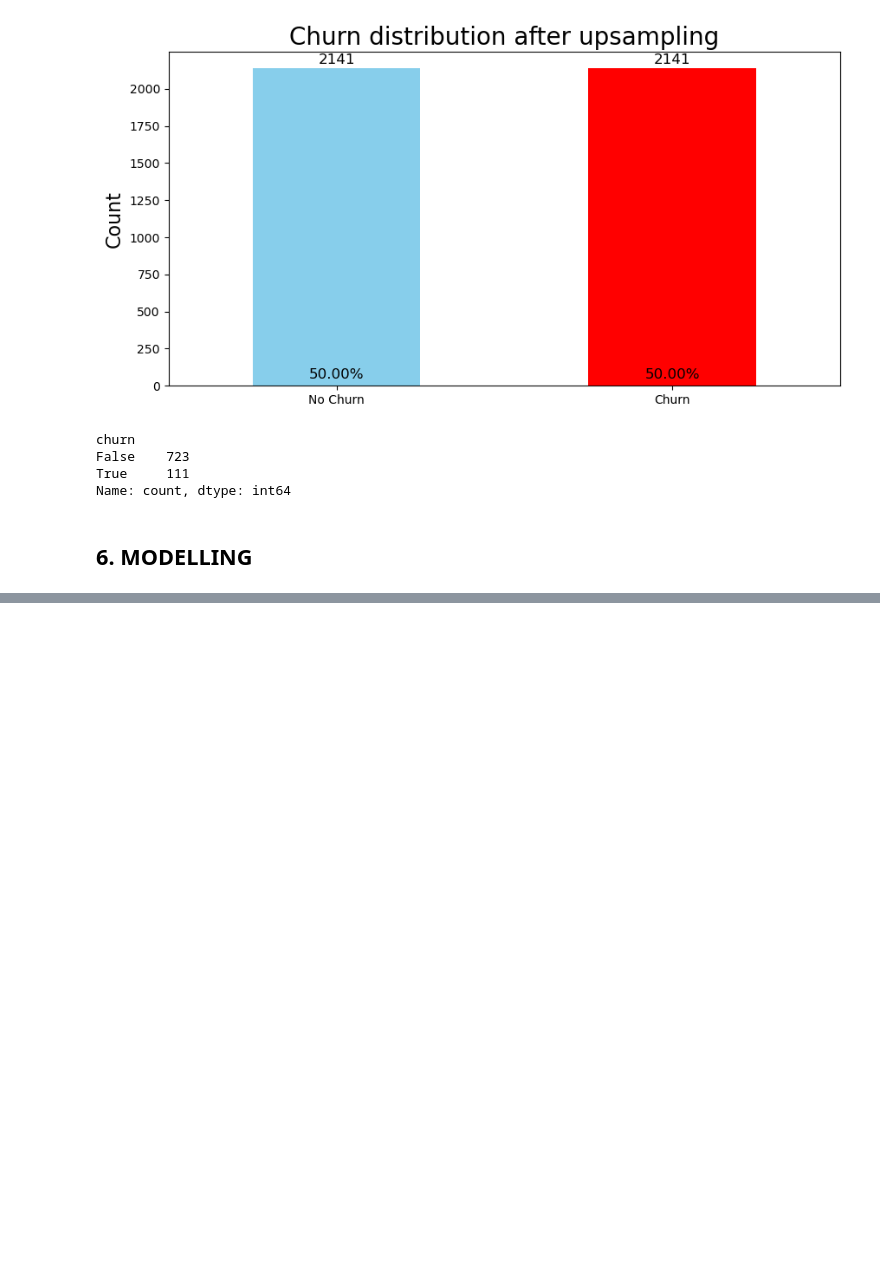
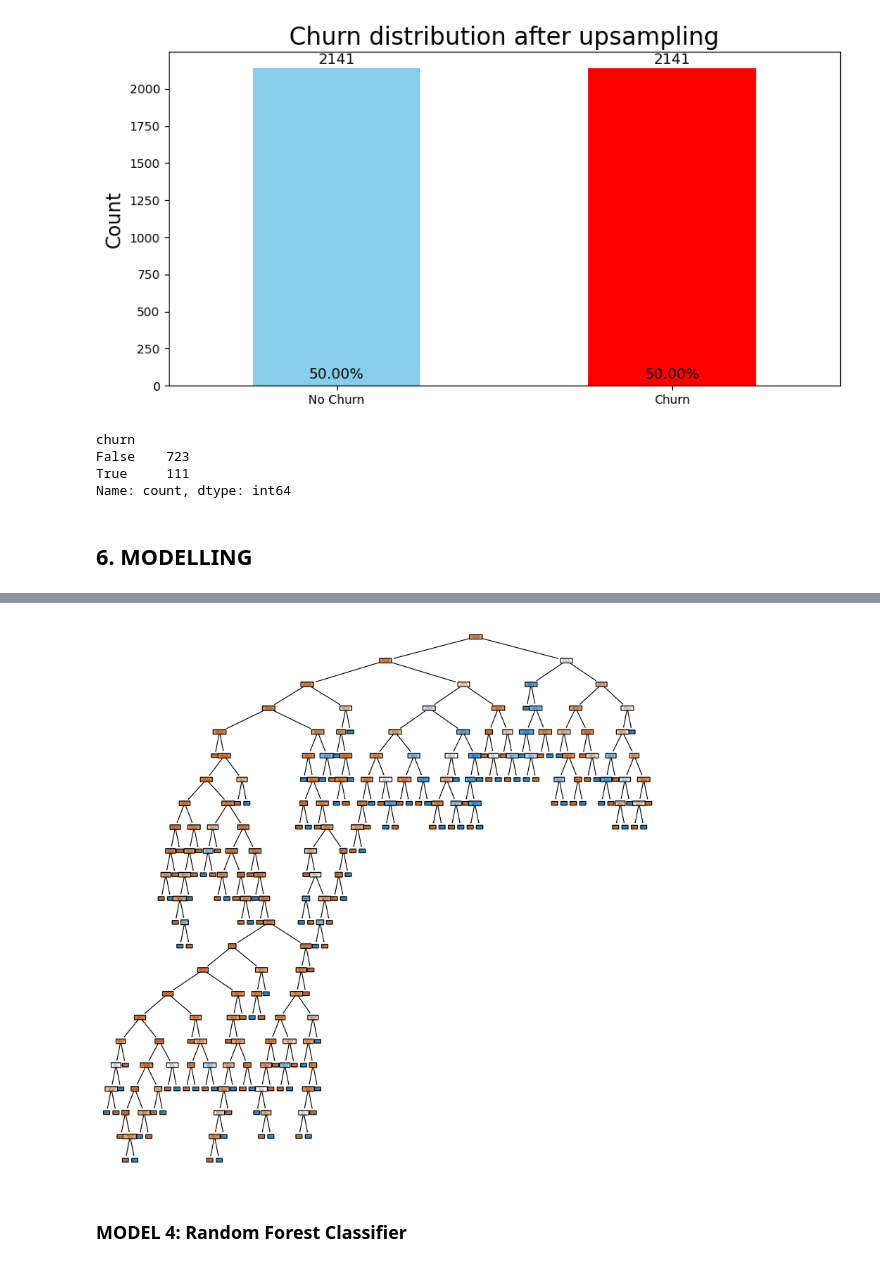
Before and after one commit to VincentKiplangat/Predicting-customer-churn-for-SyrialTel, a Jupyter notebook: SyrialTel.ipynb, the cells around one changed output, grey strips where cells are left out. Cells and saved outputs as stored; diff of their text form; code cells hidden in the pictures; blank space fills up the shorter version.

```diff
--- a/SyrialTel.ipynb
+++ b/SyrialTel.ipynb
@@ -377,0 +595,12 @@ Base Model
+# %%
+from sklearn import tree
+plt.figure(figsize=(12,12), dpi=500)
+tree.plot_tree(classifier_2,
+               feature_names=X.columns,
+               class_names=np.unique(y).astype('str'),
+               filled=True, rounded=True)
+plt.show()
+# %% [output]
+[figure, added]
+# %% [markdown]
+### MODEL 4: Random Forest Classifier
```
Also changed, not shown: parts of 23 cells of this notebook, 2 other files.
